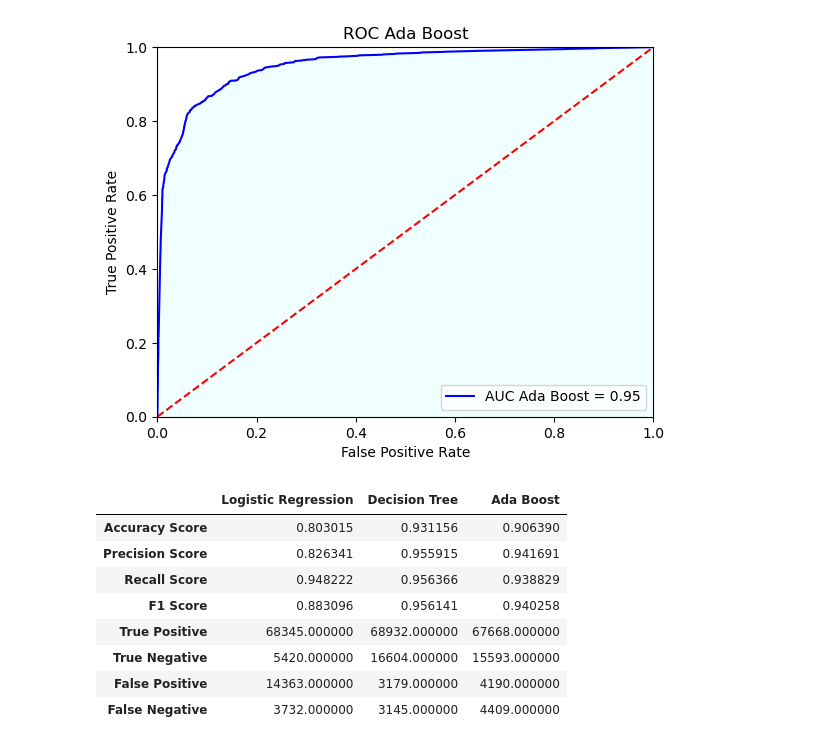
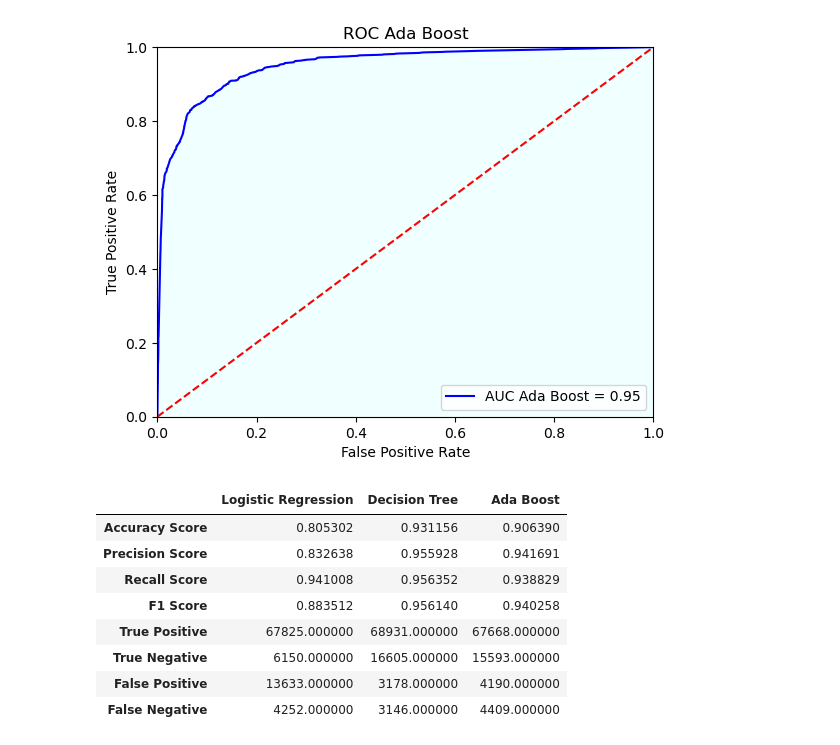
Before and after one commit to pragya2396/sba_loan, a Jupyter notebook: model.ipynb, the cells around one changed output. Cells and saved outputs as stored; diff of their text form; code cells hidden in the pictures.

```diff
--- a/model.ipynb
+++ b/model.ipynb
@@ -133,0 +156,7 @@ print(confusion_matrix(y_test, abc_pred))
+# %%
+param_grid_abc = {
+    'n_estimators': [50, 100,200],
+    'learning_rate': [0.5, 1.0, 2.0]
+}
+grid_search_abc = GridSearchCV(estimator=abc, param_grid=param_grid_abc, scoring='roc_auc', cv=5, n_jobs=-1)
+grid_search_abc.fit(X_train, y_train)
@@ -133,0 +174,3 @@ print(confusion_matrix(y_test, abc_pred))
+# %%
+abc_grid_pred = abc_grid.predict(X_test)
+abc_grid_proba = abc_grid.predict_proba(X_test)
@@ -185,23 +245,23 @@ plt.legend(loc='lower right')
 plt.show()
 # %% [output]
 [figure]
-# %%
-modelComparation = pd.DataFrame({
-    "Logistic Regression": [accuracy_score(y_test, logreg_pred),precision_score(y_test, logreg_pred),recall_score(y_test, logreg_pred),f1_score(y_test, logreg_pred), tplogreg, tnlogreg, fplogreg, fnlogreg],
-    "Decision Tree": [accuracy_score(y_test, dtc_pred),precision_score(y_test, dtc_pred),recall_score(y_test, dtc_pred),f1_score(y_test, dtc_pred), tpdtc, tndtc, fpdtc, fndtc],
-    "Ada Boost": [accuracy_score(y_test, abc_pred),precision_score(y_test, abc_pred),recall_score(y_test, abc_pred),f1_score(y_test, abc_pred), tpabc, tnabc, fpabc, fnabc],
-}, index=['Accuracy Score', 'Precision Score', 'Recall Score', 'F1 Score', 'True Positive', 'True Negative', 'False Positive', 'False Negative'])
-modelComparation
-# %% [output]
-|  | Logistic Regression | Decision Tree | Ada Boost |
-| Accuracy Score | 0.803015 | 0.931156 | 0.906390 |
-| Precision Score | 0.826341 | 0.955915 | 0.941691 |
-| Recall Score | 0.948222 | 0.956366 | 0.938829 |
-| F1 Score | 0.883096 | 0.956141 | 0.940258 |
-| True Positive | 68345.000000 | 68932.000000 | 67668.000000 |
-| True Negative | 5420.000000 | 16604.000000 | 15593.000000 |
-| False Positive | 14363.000000 | 3179.000000 | 4190.000000 |
-| False Negative | 3732.000000 | 3145.000000 | 4409.000000 |
+# %%
+modelComparation = pd.DataFrame({
+    "Logistic Regression": [accuracy_score(y_test, logreg_grid_pred),precision_score(y_test, logreg_grid_pred),recall_score(y_test, logreg_grid_pred),f1_score(y_test, logreg_grid_pred), tplogreg, tnlogreg, fplogreg, fnlogreg],
+    "Decision Tree": [accuracy_score(y_test, dtc_grid_pred),precision_score(y_test, dtc_grid_pred),recall_score(y_test, dtc_grid_pred),f1_score(y_test, dtc_grid_pred), tpdtc, tndtc, fpdtc, fndtc],
+    "Ada Boost": [accuracy_score(y_test, abc_grid_pred),precision_score(y_test, abc_grid_pred),recall_score(y_test, abc_grid_pred),f1_score(y_test, abc_grid_pred), tpabc, tnabc, fpabc, fnabc],
+}, index=['Accuracy Score', 'Precision Score', 'Recall Score', 'F1 Score', 'True Positive', 'True Negative', 'False Positive', 'False Negative'])
+modelComparation
+# %% [output]
+|  | Logistic Regression | Decision Tree | Ada Boost |
+| Accuracy Score | 0.805302 | 0.931156 | 0.906390 |
+| Precision Score | 0.832638 | 0.955928 | 0.941691 |
+| Recall Score | 0.941008 | 0.956352 | 0.938829 |
+| F1 Score | 0.883512 | 0.956140 | 0.940258 |
+| True Positive | 67825.000000 | 68931.000000 | 67668.000000 |
+| True Negative | 6150.000000 | 16605.000000 | 15593.000000 |
+| False Positive | 13633.000000 | 3178.000000 | 4190.000000 |
+| False Negative | 4252.000000 | 3146.000000 | 4409.000000 |
 # %%
 plt.figure(figsize=(16,10))
 plt.subplot(221)
```
Also changed, not shown: parts of 36 cells of this notebook.
